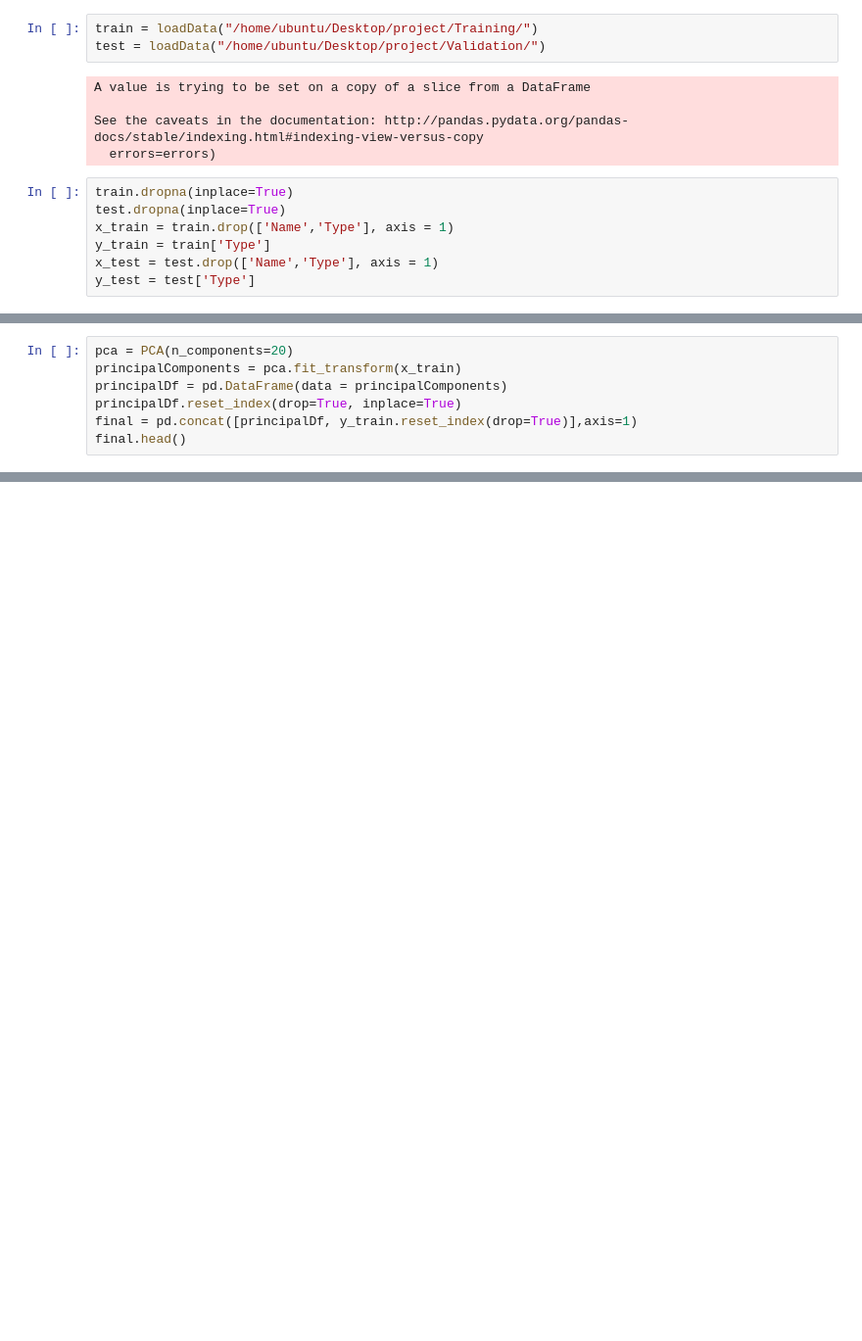
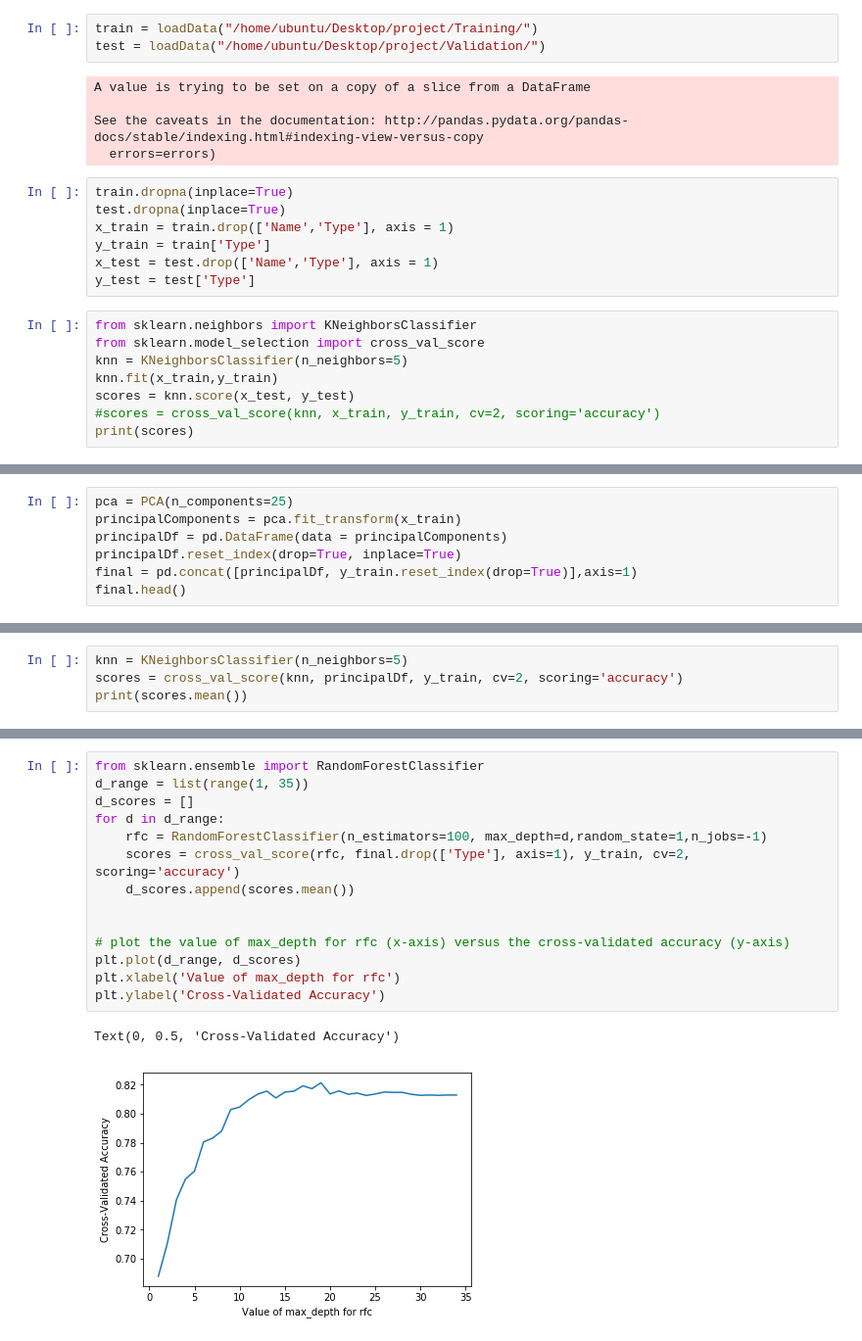
Before and after one commit to RoiPeleg/Datavis-project, a Jupyter notebook: hand recogntion.ipynb, the cells around one changed output, grey strips where cells are left out. Shown at 98% size. Cells and saved outputs as stored; diff of their text form; blank space fills up the shorter version.

```diff
--- a/hand recogntion.ipynb
+++ b/hand recogntion.ipynb
@@ -129,3 +130,11 @@ x_train = train.drop(['Name','Type'], axis = 1)
 y_train = train['Type']
 x_test = test.drop(['Name','Type'], axis = 1)
 y_test = test['Type']
+# %%
+from sklearn.neighbors import KNeighborsClassifier
+from sklearn.model_selection import cross_val_score
+knn = KNeighborsClassifier(n_neighbors=5)
+knn.fit(x_train,y_train)
+scores = knn.score(x_test, y_test)
+#scores = cross_val_score(knn, x_train, y_train, cv=2, scoring='accuracy')
+print(scores)
@@ -132,5 +143,5 @@ y_test = test['Type']
 # %%
-pca = PCA(n_components=20)
+pca = PCA(n_components=25)
 principalComponents = pca.fit_transform(x_train)
 principalDf = pd.DataFrame(data = principalComponents)
 principalDf.reset_index(drop=True, inplace=True)
@@ -146,0 +158,4 @@ final.head()
+# %%
+knn = KNeighborsClassifier(n_neighbors=5)
+scores = cross_val_score(knn, principalDf, y_train, cv=2, scoring='accuracy')
+print(scores.mean())
@@ -170,0 +201,17 @@ train_img = scaler.transform(X)
+# %%
+from sklearn.ensemble import RandomForestClassifier
+d_range = list(range(1, 35))
+d_scores = []
+for d in d_range:
+    rfc = RandomForestClassifier(n_estimators=100, max_depth=d,random_state=1,n_jobs=-1)
+    scores = cross_val_score(rfc, final.drop(['Type'], axis=1), y_train, cv=2, scoring='accuracy')
+    d_scores.append(scores.mean())
+
+
+# plot the value of max_depth for rfc (x-axis) versus the cross-validated accuracy (y-axis)
+plt.plot(d_range, d_scores)
+plt.xlabel('Value of max_depth for rfc')
+plt.ylabel('Cross-Validated Accuracy')
+# %% [output]
+Text(0, 0.5, 'Cross-Validated Accuracy')
+[figure, added]
```
Also changed, not shown: parts of 8 cells of this notebook.
